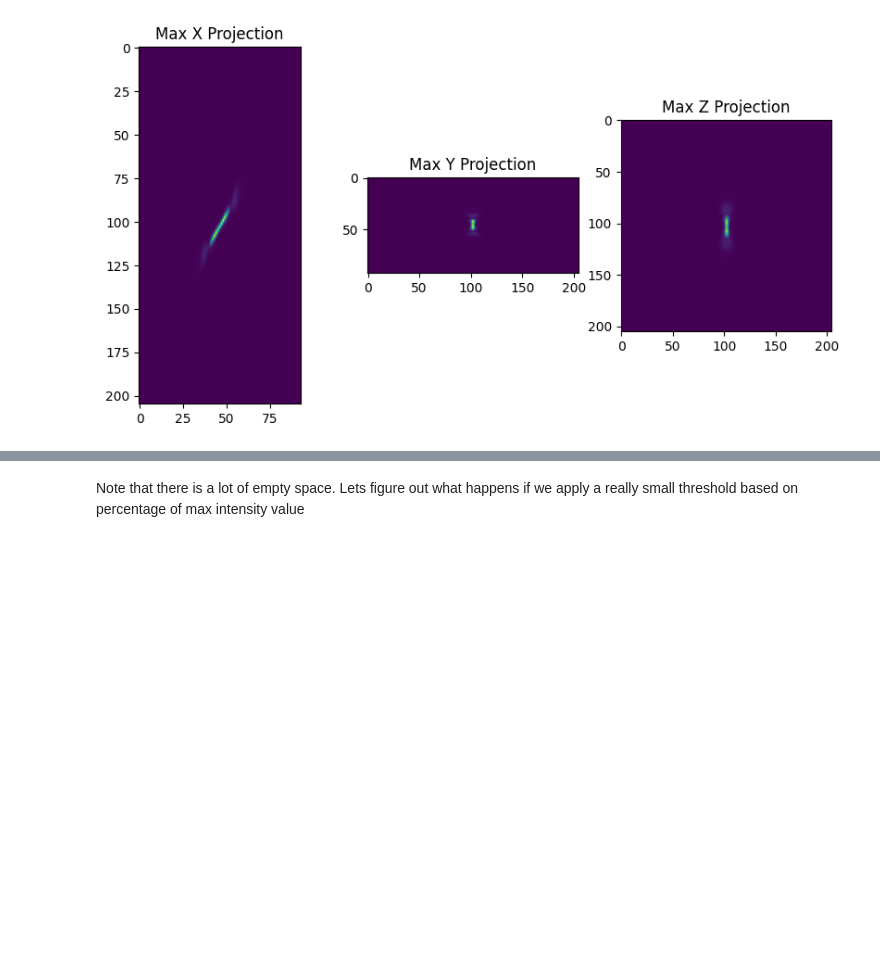
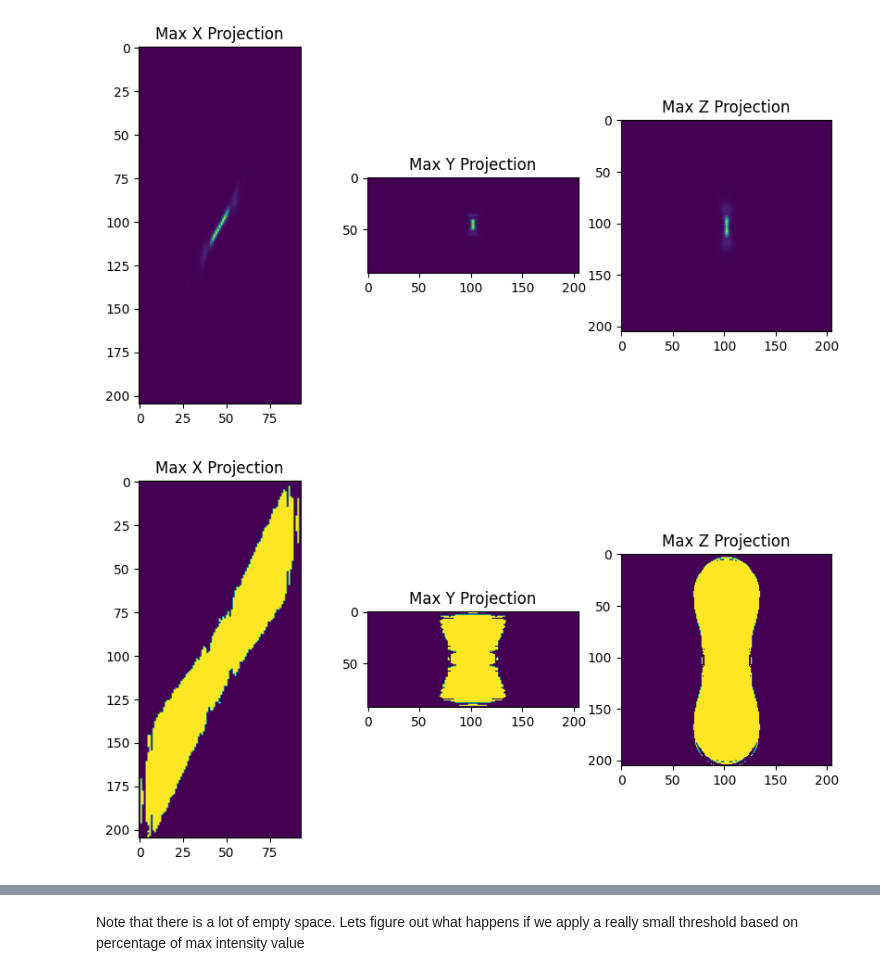
Before and after one commit to BioimageAnalysisCoreWEHI/napari_lattice, a Jupyter notebook: notebooks/psf_cropping.ipynb, the cells around one changed output, grey strips where cells are left out. Saved outputs shown, nothing was run; the diff lists cells and outputs as text; code cells hidden in the pictures; blank space fills up the shorter version.

```diff
--- a/notebooks/psf_cropping.ipynb
+++ b/notebooks/psf_cropping.ipynb
@@ -35,3 +39,10 @@ def plot_montage_projections(img):
 plot_montage_projections(psf)
 # %% [output]
 [figure]
+# %%
+psf_norm = psf/psf.max()
+threshold = 1e-4
+psf_filt= psf_norm>threshold
+plot_montage_projections(psf_filt)
+# %% [output]
+[figure, added]
```
Also changed, not shown: parts of 3 cells of this notebook, 2 other files.
